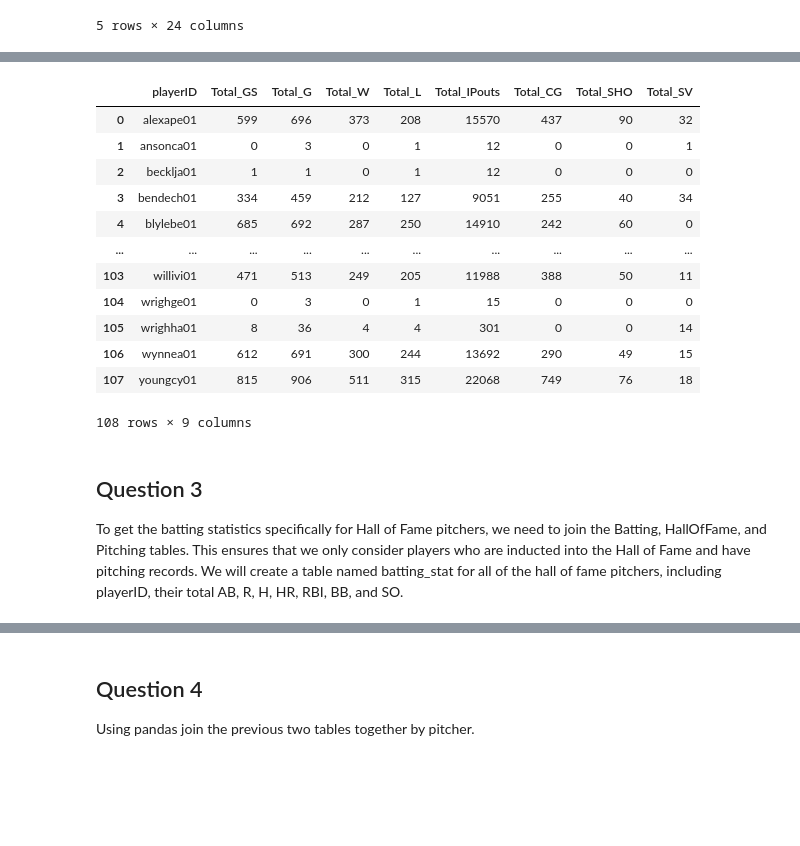
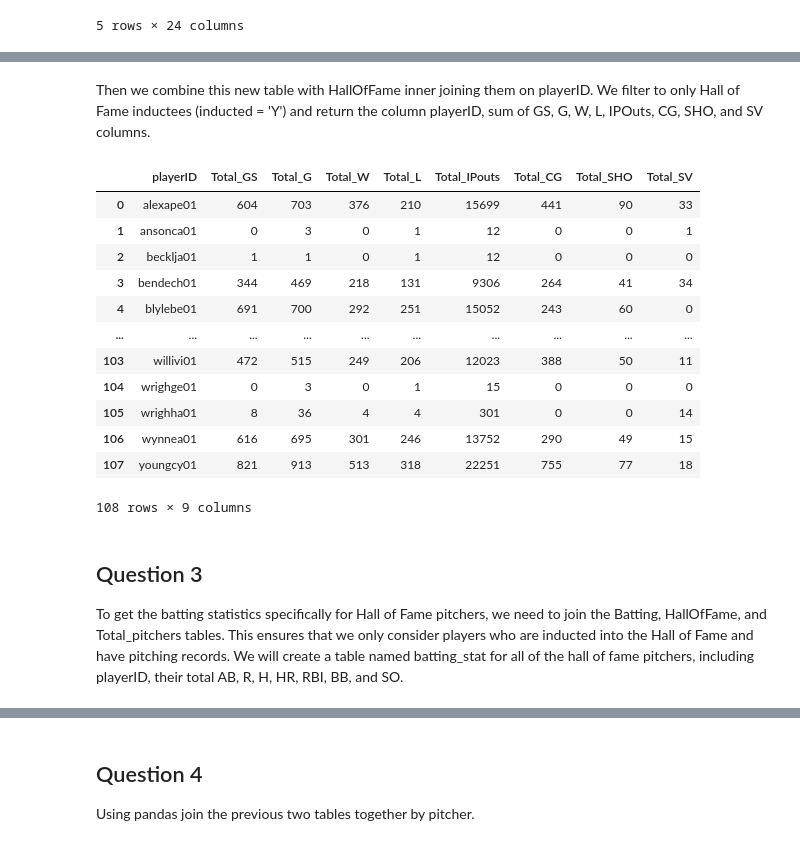
Before and after one commit to hzhoujoy/ST554_HW6, a Jupyter notebook: HW6_part_I.ipynb, the cells around one changed output, grey strips where cells are left out. Saved outputs shown, nothing was run; the diff lists cells and outputs as text; code cells hidden in the pictures; blank space fills up the shorter version.

```diff
--- a/HW6_part_I.ipynb
+++ b/HW6_part_I.ipynb
@@ -68,47 +119,49 @@ Then, we will construct a table named halloffame_pitchers by inner joining the P
+# %% [markdown]
+Then we combine this new table with HallOfFame inner joining them on playerID. We filter to only Hall of Fame inductees (inducted = 'Y') and return the column playerID, sum of GS, G, W, L, IPOuts, CG, SHO, and SV columns.
 # %%
 #create the cursor instance
 cursor = con.cursor()
 # create SQL string
-ct='''
+ct1='''
     CREATE TABLE halloffame_pitchers AS
-    SELECT DISTINCT p.playerID,
-    sum(p.GS) AS Total_GS,
-    SUM(p.G) AS Total_G,
-    SUM(p.W) AS Total_W,
-    SUM(p.L) AS Total_L,
-    SUM(p.IPOuts) AS Total_IPouts,
-    SUM(p.CG) AS Total_CG,
-    SUM(p.SHO) AS Total_SHO,
-    SUM(p.SV) AS Total_SV
-    FROM Pitching AS p
-    INNER JOIN HallOfFame AS h ON p.playerID = h.playerID
+    SELECT DISTINCT h.playerID,
+    sum(t.GS) AS Total_GS,
+    SUM(t.G) AS Total_G,
+    SUM(t.W) AS Total_W,
+    SUM(t.L) AS Total_L,
+    SUM(t.IPOuts) AS Total_IPouts,
+    SUM(t.CG) AS Total_CG,
+    SUM(t.SHO) AS Total_SHO,
+    SUM(t.SV) AS Total_SV
+    FROM Total_pitchers AS t
+    INNER JOIN HallOfFame AS h ON t.playerID = h.playerID
     WHERE h.inducted = 'Y'
-    Group BY p.playerID
-    ORDER BY p.playerID;
+    Group BY h.playerID
+    ORDER BY h.playerID;
  '''
  # Execute the CREATE TABLE statement
-cursor.execute(ct)
+cursor.execute(ct1)
 # Commit the changes to the database
 con.commit()
 #close the cursor
 cursor.close()
 # Verify the table was created by querying it
 pd.read_sql("SELECT * FROM halloffame_pitchers;", con)
 # %% [output]
 |  | playerID | Total_GS | Total_G | Total_W | Total_L | Total_IPouts | Total_CG | Total_SHO | Total_SV |
-| 0 | alexape01 | 599 | 696 | 373 | 208 | 15570 | 437 | 90 | 32 |
+| 0 | alexape01 | 604 | 703 | 376 | 210 | 15699 | 441 | 90 | 33 |
 | 1 | ansonca01 | 0 | 3 | 0 | 1 | 12 | 0 | 0 | 1 |
 | 2 | becklja01 | 1 | 1 | 0 | 1 | 12 | 0 | 0 | 0 |
-| 3 | bendech01 | 334 | 459 | 212 | 127 | 9051 | 255 | 40 | 34 |
-| 4 | blylebe01 | 685 | 692 | 287 | 250 | 14910 | 242 | 60 | 0 |
+| 3 | bendech01 | 344 | 469 | 218 | 131 | 9306 | 264 | 41 | 34 |
+| 4 | blylebe01 | 691 | 700 | 292 | 251 | 15052 | 243 | 60 | 0 |
 | ... | ... | ... | ... | ... | ... | ... | ... | ... | ... |
-| 103 | willivi01 | 471 | 513 | 249 | 205 | 11988 | 388 | 50 | 11 |
+| 103 | willivi01 | 472 | 515 | 249 | 206 | 12023 | 388 | 50 | 11 |
 | 104 | wrighge01 | 0 | 3 | 0 | 1 | 15 | 0 | 0 | 0 |
 | 105 | wrighha01 | 8 | 36 | 4 | 4 | 301 | 0 | 0 | 14 |
-| 106 | wynnea01 | 612 | 691 | 300 | 244 | 13692 | 290 | 49 | 15 |
-| 107 | youngcy01 | 815 | 906 | 511 | 315 | 22068 | 749 | 76 | 18 |
+| 106 | wynnea01 | 616 | 695 | 301 | 246 | 13752 | 290 | 49 | 15 |
+| 107 | youngcy01 | 821 | 913 | 513 | 318 | 22251 | 755 | 77 | 18 |
 108 rows × 9 columns
 # %% [markdown]
 ## Question 3
-To get the batting statistics specifically for Hall of Fame pitchers, we need to join the Batting, HallOfFame, and Pitching tables. This ensures that we only consider players who are inducted into the Hall of Fame and have pitching records. We will create a table named batting_stat for all of the hall of fame pitchers, including playerID, their total AB, R, H, HR, RBI, BB, and SO.
+To get the batting statistics specifically for Hall of Fame pitchers, we need to join the Batting, HallOfFame, and Total_pitchers tables. This ensures that we only consider players who are inducted into the Hall of Fame and have pitching records. We will create a table named batting_stat for all of the hall of fame pitchers, including playerID, their total AB, R, H, HR, RBI, BB, and SO.
 # %%
```
Also changed, not shown: parts of 7 cells of this notebook.
